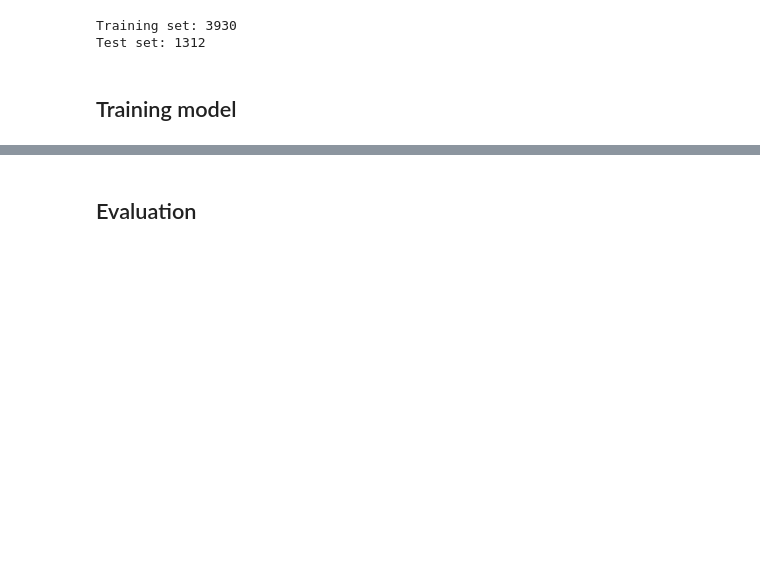
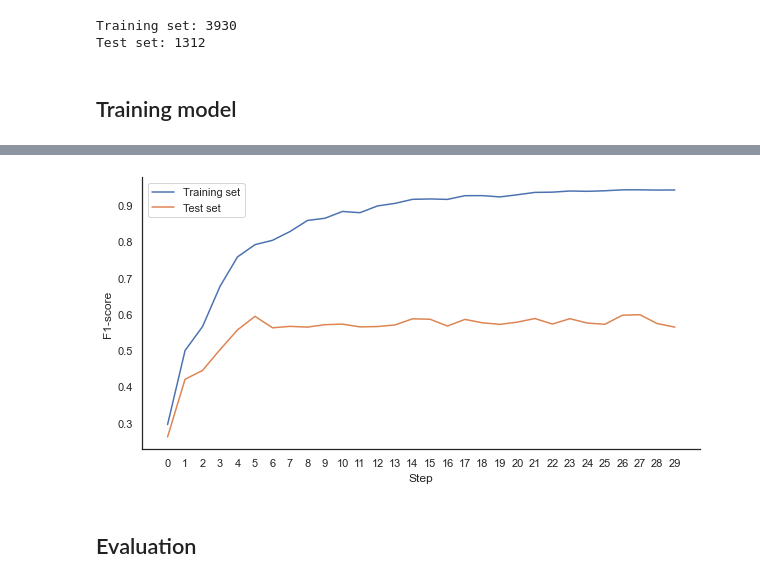
Before and after one commit to DougTrajano/olid-br, a Jupyter notebook: notebooks/baselines/toxic_spans_detection.ipynb, the cells around one changed output, grey strips where cells are left out. Saved outputs shown, nothing was run; the diff lists cells and outputs as text; code cells hidden in the pictures; blank space fills up the shorter version.

```diff
--- a/notebooks/baselines/toxic_spans_detection.ipynb
+++ b/notebooks/baselines/toxic_spans_detection.ipynb
@@ -406,3 +453,7 @@ Epoch 30 Loss: 1813.0495850188654
+# %%
+model.plot_scores()
+# %% [output]
+[figure, added]
 # %% [markdown]
 ## Evaluation
 # %%
```
Also changed, not shown: parts of 7 cells of this notebook.
